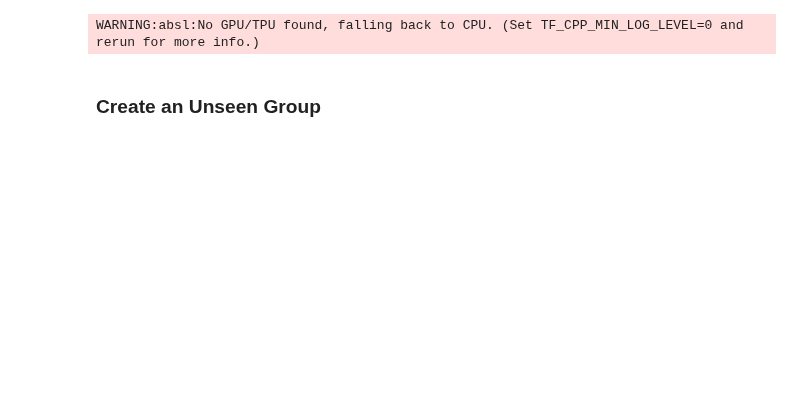
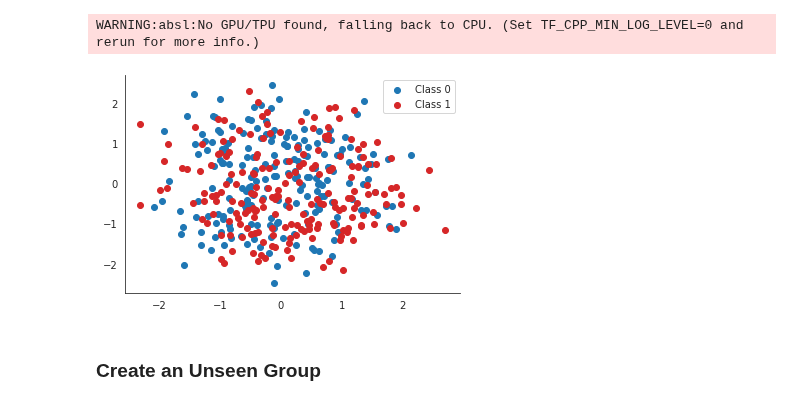
Before and after one commit to probml/probml-notebooks, a Jupyter notebook: notebooks/bnn_hierarchical_dist_shift_blackjax.ipynb, the cells around one changed output. Drawn from its saved outputs; the diff is of its cells as text; code cells hidden in the pictures; blank space fills up the shorter version.

```diff
--- a/notebooks/bnn_hierarchical_dist_shift_blackjax.ipynb
+++ b/notebooks/bnn_hierarchical_dist_shift_blackjax.ipynb
@@ -207,6 +216,11 @@ def create_datasets(n_groups, n_samples, noise=0.3, split_ratio=0.5, rotations=N
 (X_train, Y_train, groups_train), (X_test, Y_test, groups_test) = create_datasets(n_groups, n_obs, noise, split_ratio, rotations)
 # %% [output]
 WARNING:absl:No GPU/TPU found, falling back to CPU. (Set TF_CPP_MIN_LOG_LEVEL=0 and rerun for more info.)
+# %%
+ax = plt.gca()
+show_make_moon_batch(X_train, Y_train, ax=None, label=True)
+# %% [output]
+[figure, added]
 # %% [markdown]
 ### Create an Unseen Group
 # %%
```
Also changed, not shown: parts of 24 cells of this notebook.
